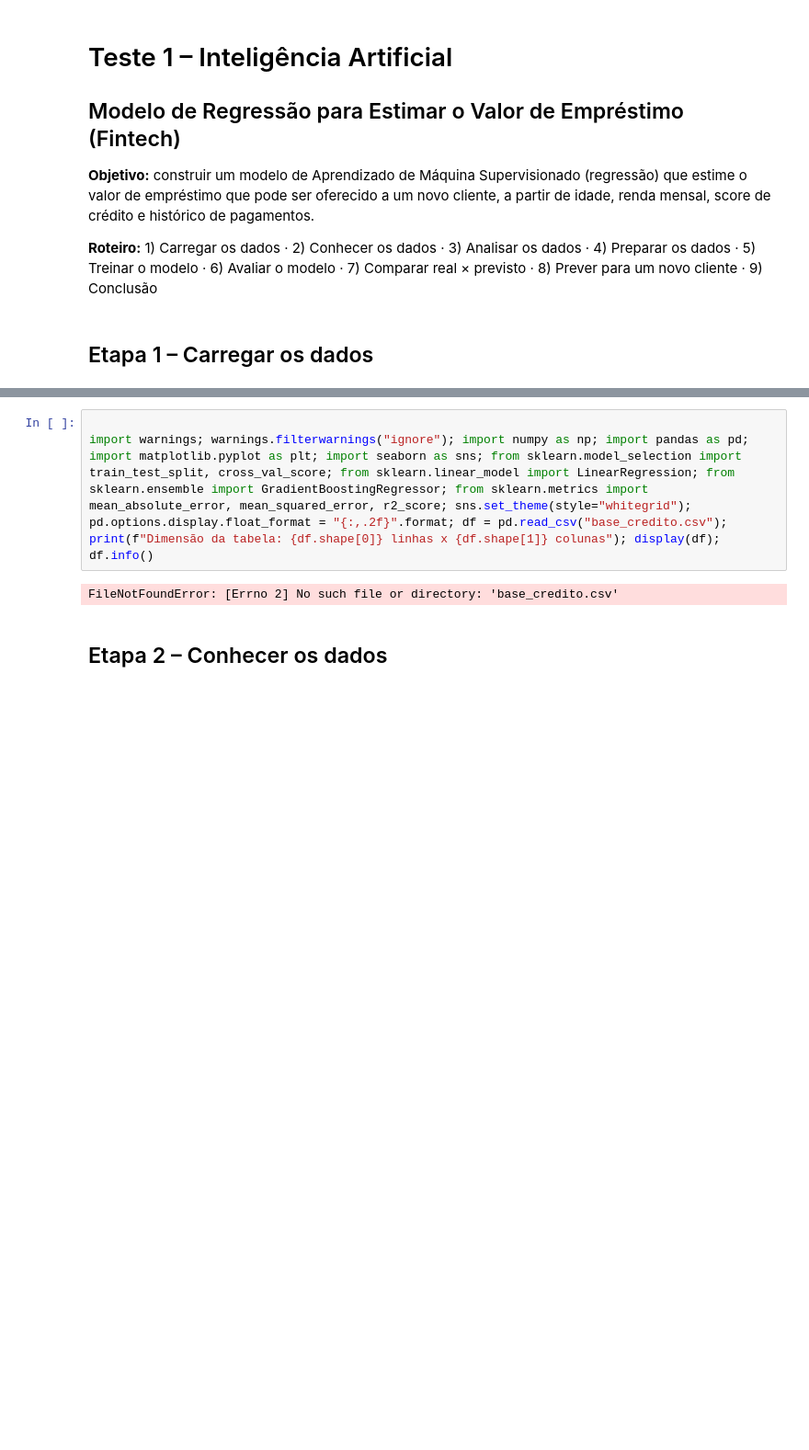
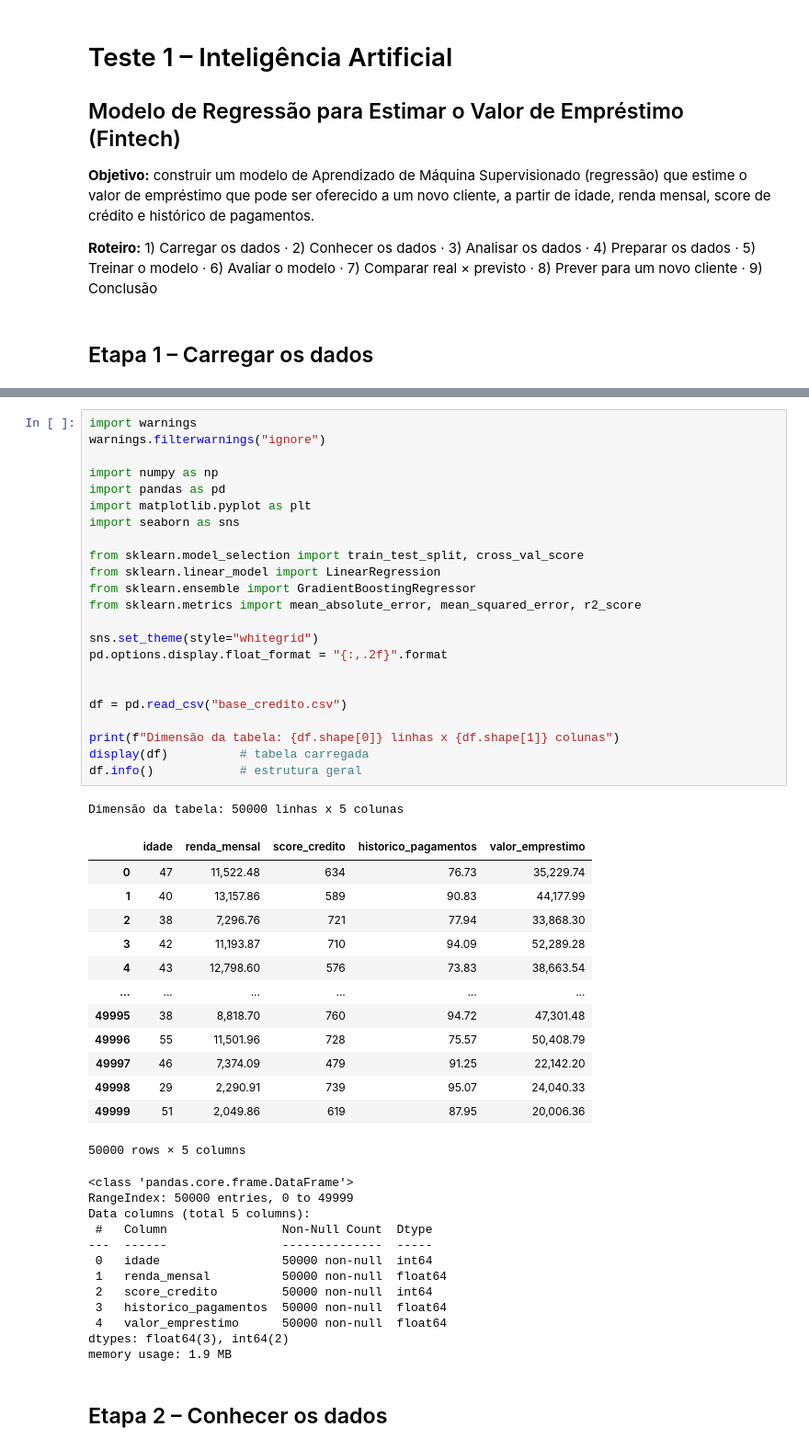
Before and after one commit to liaandrade/Teste_de_conhecimentos_IA, a Jupyter notebook: Teste_1_IA_Regressao_Credito.ipynb, the cells around one changed output, grey strips where cells are left out. Shown at 92% size. Drawn from its saved outputs; the diff is of its cells as text; blank space fills up the shorter version.

```diff
--- a/Teste_1_IA_Regressao_Credito.ipynb
+++ b/Teste_1_IA_Regressao_Credito.ipynb
@@ -12,8 +19,53 @@
 # %%
+import warnings
+warnings.filterwarnings("ignore")
 
-import warnings; warnings.filterwarnings("ignore"); import numpy as np; import pandas as pd; import matplotlib.pyplot as plt; import seaborn as sns; from sklearn.model_selection import train_test_split, cross_val_score; from sklearn.linear_model import LinearRegression; from sklearn.ensemble import GradientBoostingRegressor; from sklearn.metrics import mean_absolute_error, mean_squared_error, r2_score; sns.set_theme(style="whitegrid"); pd.options.display.float_format = "{:,.2f}".format; df = pd.read_csv("base_credito.csv"); print(f"Dimensão da tabela: {df.shape[0]} linhas x {df.shape[1]} colunas"); display(df); df.info()
+import numpy as np
+import pandas as pd
+import matplotlib.pyplot as plt
+import seaborn as sns
+
+from sklearn.model_selection import train_test_split, cross_val_score
+from sklearn.linear_model import LinearRegression
+from sklearn.ensemble import GradientBoostingRegressor
+from sklearn.metrics import mean_absolute_error, mean_squared_error, r2_score
+
+sns.set_theme(style="whitegrid")
+pd.options.display.float_format = "{:,.2f}".format
+
+
+df = pd.read_csv("base_credito.csv")
+
+print(f"Dimensão da tabela: {df.shape[0]} linhas x {df.shape[1]} colunas")
+display(df)          # tabela carregada
+df.info()            # estrutura geral
 # %% [output]
-FileNotFoundError: [Errno 2] No such file or directory: 'base_credito.csv'
+Dimensão da tabela: 50000 linhas x 5 colunas
+|  | idade | renda_mensal | score_credito | historico_pagamentos | valor_emprestimo |
+| 0 | 47 | 11,522.48 | 634 | 76.73 | 35,229.74 |
+| 1 | 40 | 13,157.86 | 589 | 90.83 | 44,177.99 |
+| 2 | 38 | 7,296.76 | 721 | 77.94 | 33,868.30 |
+| 3 | 42 | 11,193.87 | 710 | 94.09 | 52,289.28 |
+| 4 | 43 | 12,798.60 | 576 | 73.83 | 38,663.54 |
+| ... | ... | ... | ... | ... | ... |
+| 49995 | 38 | 8,818.70 | 760 | 94.72 | 47,301.48 |
+| 49996 | 55 | 11,501.96 | 728 | 75.57 | 50,408.79 |
+| 49997 | 46 | 7,374.09 | 479 | 91.25 | 22,142.20 |
+| 49998 | 29 | 2,290.91 | 739 | 95.07 | 24,040.33 |
+| 49999 | 51 | 2,049.86 | 619 | 87.95 | 20,006.36 |
+50000 rows × 5 columns
+<class 'pandas.core.frame.DataFrame'>
+RangeIndex: 50000 entries, 0 to 49999
+Data columns (total 5 columns):
+ #   Column                Non-Null Count  Dtype
+---  ------                --------------  -----
+ 0   idade                 50000 non-null  int64
+ 1   renda_mensal          50000 non-null  float64
+ 2   score_credito         50000 non-null  int64
+ 3   historico_pagamentos  50000 non-null  float64
+ 4   valor_emprestimo      50000 non-null  float64
+dtypes: float64(3), int64(2)
+memory usage: 1.9 MB
 # %% [markdown]
 ## Etapa 2 – Conhecer os dados
 # %%
```
Also changed, not shown: parts of 9 cells of this notebook.
